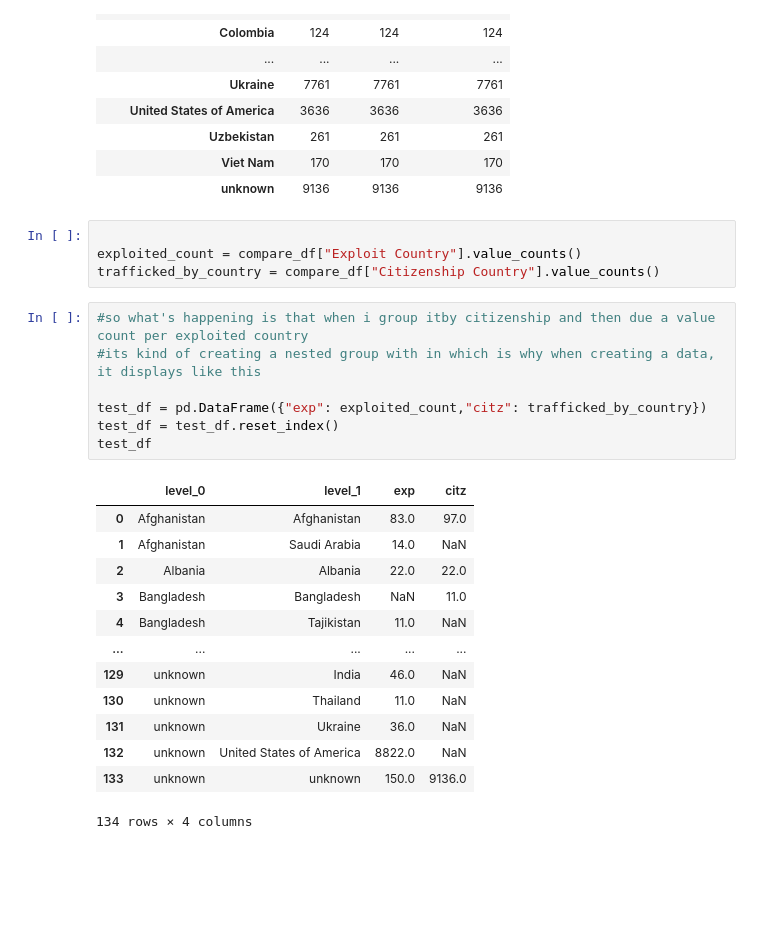
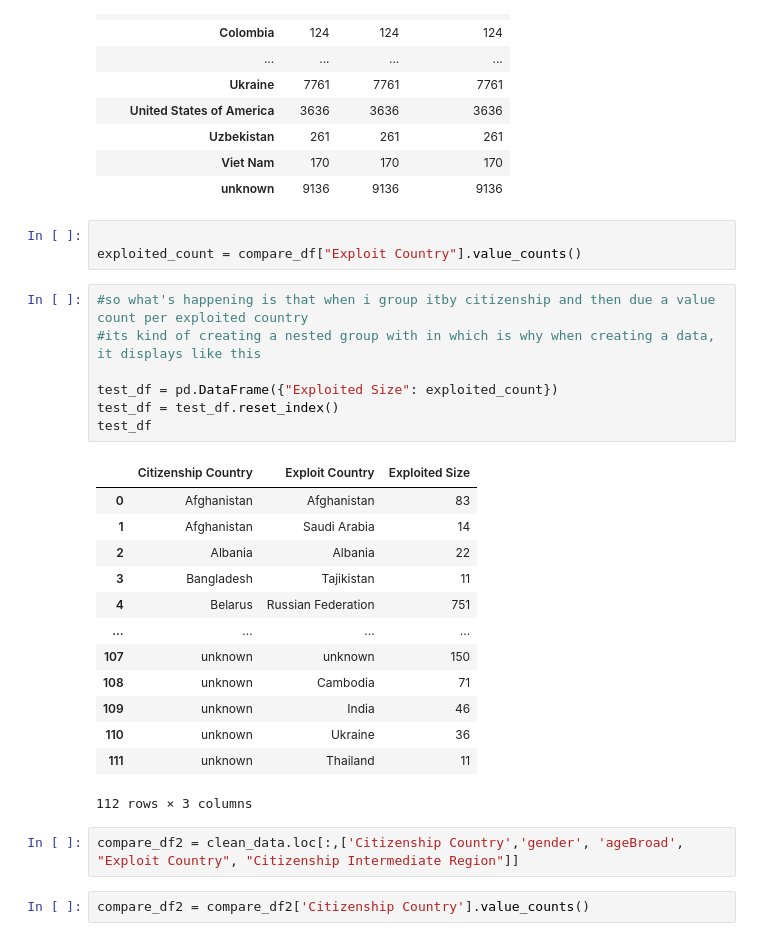
Before and after one commit to saronraut/Human-Trafficking-Awareness, a Jupyter notebook: saron_working_file/Test_ground.ipynb, the cells around one changed output. Cells and saved outputs as stored; diff of their text form; blank space fills up the shorter version.

```diff
--- a/saron_working_file/Test_ground.ipynb
+++ b/saron_working_file/Test_ground.ipynb
@@ -262,25 +250,28 @@ compare_df.count()
 # %%
 
 exploited_count = compare_df["Exploit Country"].value_counts()
-trafficked_by_country = compare_df["Citizenship Country"].value_counts()
 # %%
 #so what's happening is that when i group itby citizenship and then due a value count per exploited country
 #its kind of creating a nested group with in which is why when creating a data, it displays like this
 
-test_df = pd.DataFrame({"exp": exploited_count,"citz": trafficked_by_country})
+test_df = pd.DataFrame({"Exploited Size": exploited_count})
 test_df = test_df.reset_index()
 test_df
 # %% [output]
-|  | level_0 | level_1 | exp | citz |
-| 0 | Afghanistan | Afghanistan | 83.0 | 97.0 |
-| 1 | Afghanistan | Saudi Arabia | 14.0 | NaN |
-| 2 | Albania | Albania | 22.0 | 22.0 |
-| 3 | Bangladesh | Bangladesh | NaN | 11.0 |
-| 4 | Bangladesh | Tajikistan | 11.0 | NaN |
-| ... | ... | ... | ... | ... |
-| 129 | unknown | India | 46.0 | NaN |
-| 130 | unknown | Thailand | 11.0 | NaN |
-| 131 | unknown | Ukraine | 36.0 | NaN |
-| 132 | unknown | United States of America | 8822.0 | NaN |
-| 133 | unknown | unknown | 150.0 | 9136.0 |
+|  | Citizenship Country | Exploit Country | Exploited Size |
+| 0 | Afghanistan | Afghanistan | 83 |
+| 1 | Afghanistan | Saudi Arabia | 14 |
+| 2 | Albania | Albania | 22 |
+| 3 | Bangladesh | Tajikistan | 11 |
+| 4 | Belarus | Russian Federation | 751 |
+| ... | ... | ... | ... |
+| 107 | unknown | unknown | 150 |
+| 108 | unknown | Cambodia | 71 |
+| 109 | unknown | India | 46 |
+| 110 | unknown | Ukraine | 36 |
+| 111 | unknown | Thailand | 11 |
-134 rows × 4 columns
+112 rows × 3 columns
+# %%
+compare_df2 = clean_data.loc[:,['Citizenship Country','gender', 'ageBroad', "Exploit Country", "Citizenship Intermediate Region"]]
+# %%
+compare_df2 = compare_df2['Citizenship Country'].value_counts()
```
Also changed, not shown: parts of 18 cells of this notebook, 4 other files.
